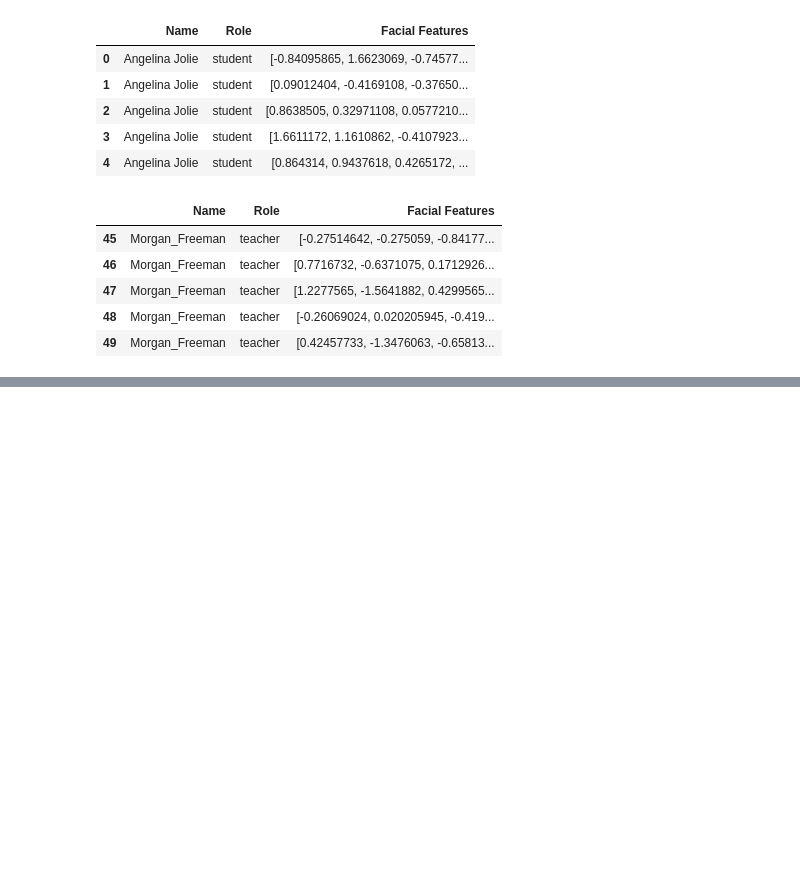
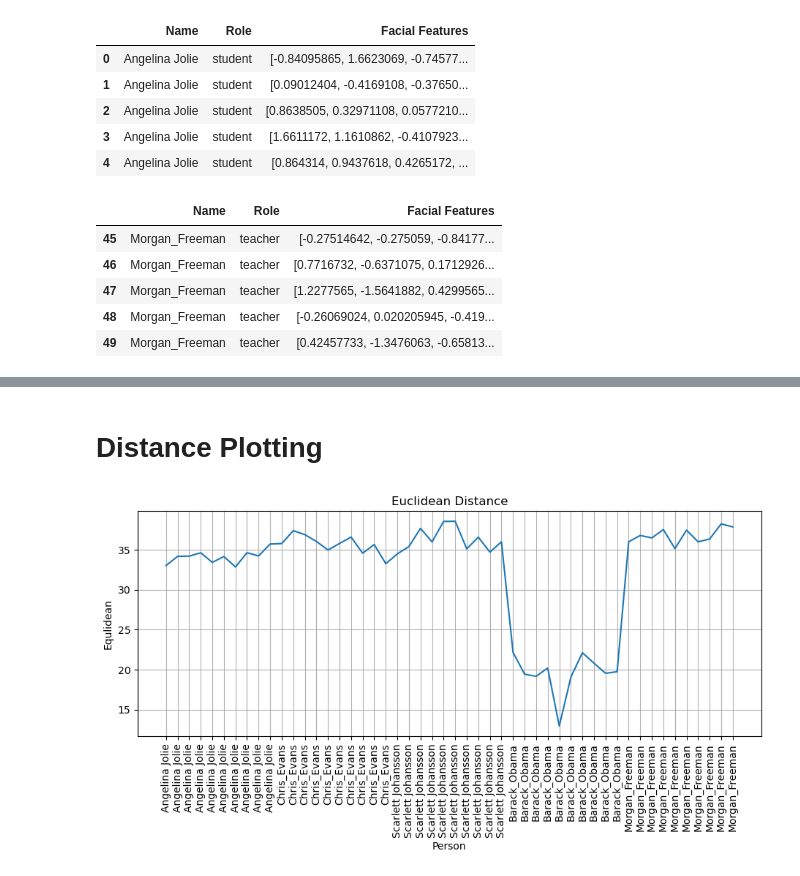
Before and after one commit to sbibek51/AIML-Lab-G5-Real-Time-Face-Detection-Attandence-System-, a Jupyter notebook: face_attendance/Face_recognition.ipynb, the cells around one changed output, grey strips where cells are left out. Drawn from its saved outputs; the diff is of its cells as text; code cells hidden in the pictures; blank space fills up the shorter version.

Commit message:
feat: distance and similarity graph and stored single persom recoginition using euclidian and cosine similarity

```diff
--- a/face_attendance/Face_recognition.ipynb
+++ b/face_attendance/Face_recognition.ipynb
@@ -63,0 +88,14 @@ df.tail(5)
+# %%
+# change y to the shape same as X for comparision
+y = test_embedding.reshape(1,512)
+# %%
+euclidean_distance = pairwise.euclidean_distances(X,y)
+manhatten_distance = pairwise.manhattan_distances(X,y)
+cosine_similarity = pairwise.cosine_similarity(X,y)
+# %%
+# add distance and similarity to copy of df
+df_extended = df
+# %%
+df_extended['equlidean'] = euclidean_distance
+df_extended['manhattan'] = manhatten_distance
+df_extended['cosine'] = cosine_similarity
@@ -63,0 +111,2 @@ df.tail(5)
+# %% [markdown]
+# Distance Plotting
@@ -63,0 +115,11 @@ df.tail(5)
+# %%
+plt.figure(figsize=(11,4))
+plt.plot(df_extended['equlidean'])
+plt.xlabel('Person')
+plt.ylabel('Equlidean')
+plt.xticks(ticks=list(range(len(df_extended['equlidean']))),labels=df_extended['Name'], rotation=90)
+plt.grid()
+plt.title('Euclidean Distance')
+plt.show()
+# %% [output]
+[figure, added]
```
Also changed, not shown: parts of 18 cells of this notebook, 3 other files.
